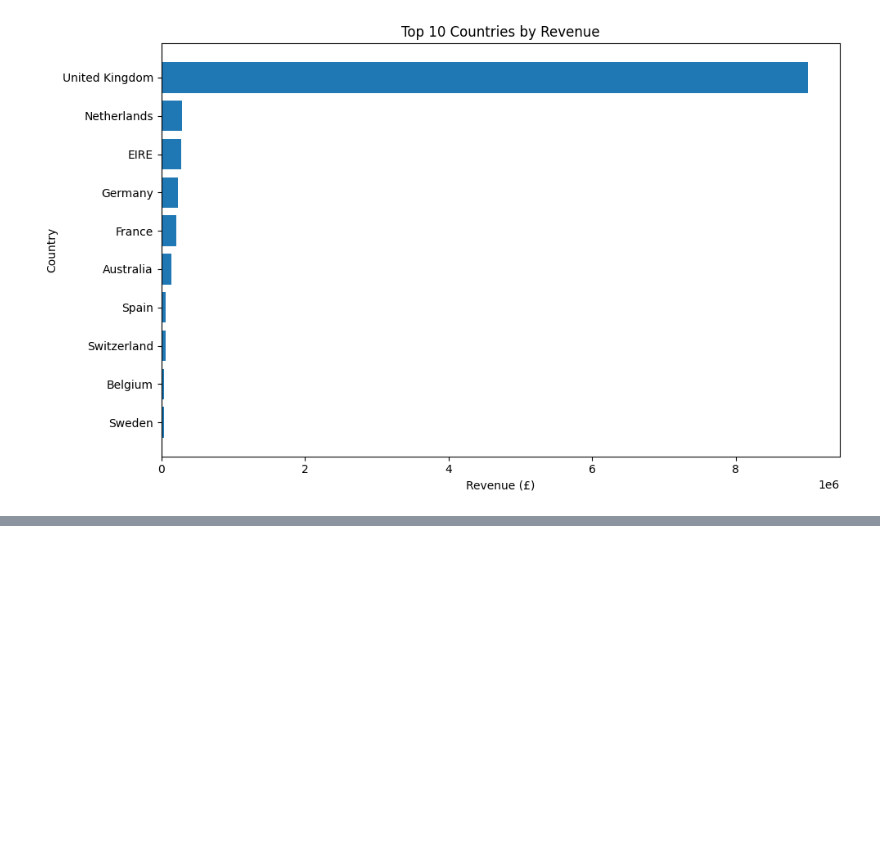
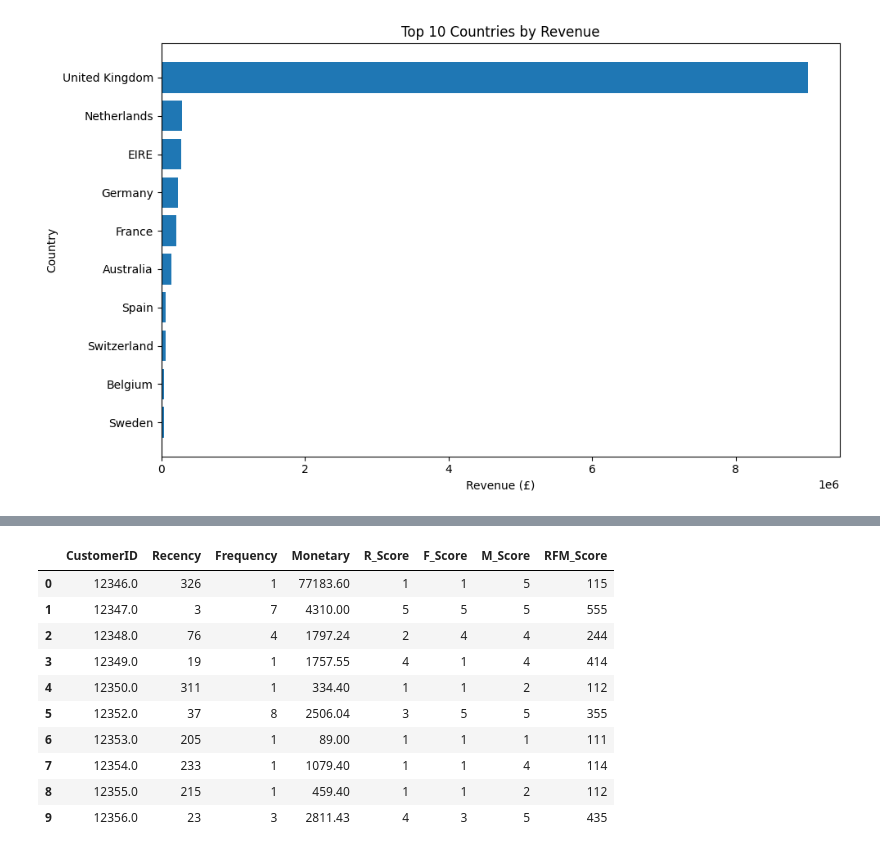
Before and after one commit to sahelsepehri/data-analysis-portfolio, a Jupyter notebook: ecommerce-sales-analysis/notebooks/E-commerce Sales Performance Analysis.ipynb, the cells around one changed output, grey strips where cells are left out. Saved outputs shown, nothing was run; the diff lists cells and outputs as text; code cells hidden in the pictures; blank space fills up the shorter version.

```diff
--- a/ecommerce-sales-analysis/notebooks/E-commerce Sales Performance Analysis.ipynb
+++ b/ecommerce-sales-analysis/notebooks/E-commerce Sales Performance Analysis.ipynb
@@ -498,0 +579,65 @@ plt.show()
+# %%
+
+# Assign scores from 1 to 5
+# Higher scores indicate better customer value.
+
+recency_percentile = rfm["Recency"].rank(
+    method="average",
+    pct=True
+)
+
+rfm["R_Score"] = (
+    6 - np.ceil(recency_percentile * 5)
+).clip(1, 5).astype(int)
+
+frequency_percentile = rfm["Frequency"].rank(
+    method="average",
+    pct=True
+)
+
+rfm["F_Score"] = (
+    np.ceil(frequency_percentile * 5)
+).clip(1, 5).astype(int)
+
+monetary_percentile = rfm["Monetary"].rank(
+    method="average",
+    pct=True
+)
+
+rfm["M_Score"] = (
+    np.ceil(monetary_percentile * 5)
+).clip(1, 5).astype(int)
+
+# Combined RFM score
+rfm["RFM_Score"] = (
+    rfm["R_Score"].astype(str)
+    + rfm["F_Score"].astype(str)
+    + rfm["M_Score"].astype(str)
+)
+
+display(
+    rfm[
+        [
+            "CustomerID",
+            "Recency",
+            "Frequency",
+            "Monetary",
+            "R_Score",
+            "F_Score",
+            "M_Score",
+            "RFM_Score"
+        ]
+    ].head(10)
+)
+# %% [output]
+|  | CustomerID | Recency | Frequency | Monetary | R_Score | F_Score | M_Score | RFM_Score |
+| 0 | 12346.0 | 326 | 1 | 77183.60 | 1 | 1 | 5 | 115 |
+| 1 | 12347.0 | 3 | 7 | 4310.00 | 5 | 5 | 5 | 555 |
+| 2 | 12348.0 | 76 | 4 | 1797.24 | 2 | 4 | 4 | 244 |
+| 3 | 12349.0 | 19 | 1 | 1757.55 | 4 | 1 | 4 | 414 |
+| 4 | 12350.0 | 311 | 1 | 334.40 | 1 | 1 | 2 | 112 |
+| 5 | 12352.0 | 37 | 8 | 2506.04 | 3 | 5 | 5 | 355 |
+| 6 | 12353.0 | 205 | 1 | 89.00 | 1 | 1 | 1 | 111 |
+| 7 | 12354.0 | 233 | 1 | 1079.40 | 1 | 1 | 4 | 114 |
+| 8 | 12355.0 | 215 | 1 | 459.40 | 1 | 1 | 2 | 112 |
+| 9 | 12356.0 | 23 | 3 | 2811.43 | 4 | 3 | 5 | 435 |
```
Also changed, not shown: parts of 8 cells of this notebook, 2 other files.
